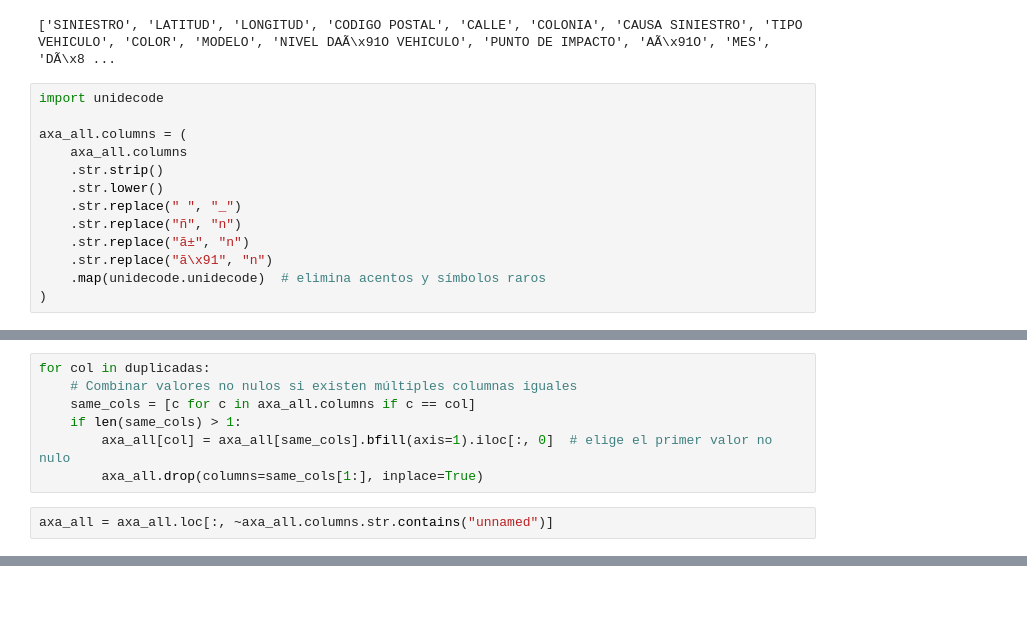
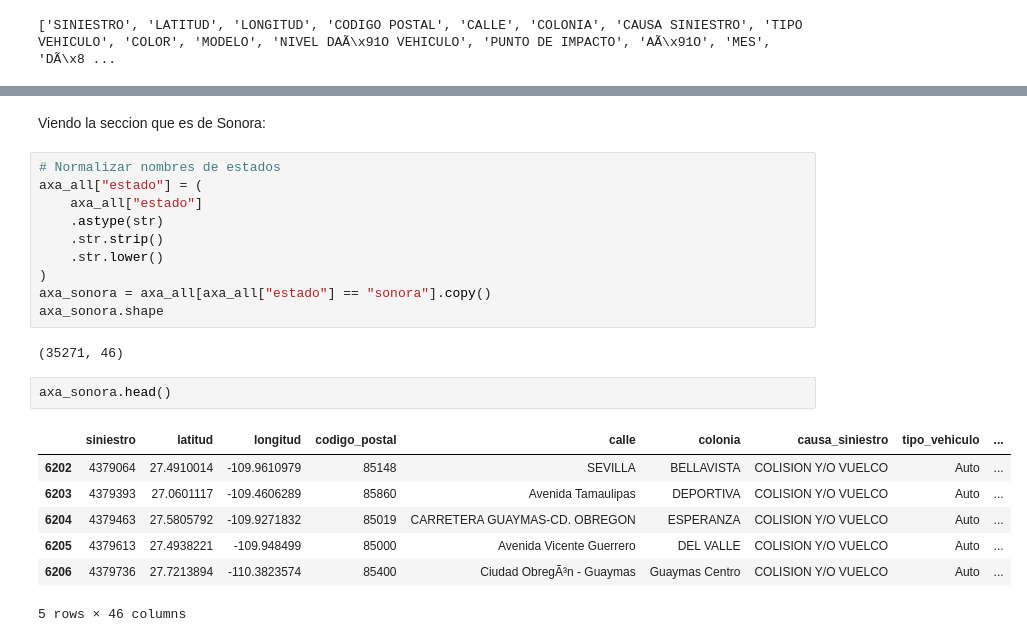
Before and after one commit to Mario-ACL/proyecto_ing_datos, a Jupyter notebook: notebooks/0.01-data-exploration-0.ipynb, the cells around one changed output, grey strips where cells are left out. Drawn from its saved outputs; the diff is of its cells as text; blank space fills up the shorter version.

```diff
--- a/notebooks/0.01-data-exploration-0.ipynb
+++ b/notebooks/0.01-data-exploration-0.ipynb
@@ -109,16 +113,3 @@ axa_all.shape
 print(axa_all.columns.tolist())
 # %% [output]
 ['SINIESTRO', 'LATITUD', 'LONGITUD', 'CODIGO POSTAL', 'CALLE', 'COLONIA', 'CAUSA SINIESTRO', 'TIPO VEHICULO', 'COLOR', 'MODELO', 'NIVEL DAÃ\x91O VEHICULO', 'PUNTO DE IMPACTO', 'AÃ\x91O', 'MES', 'DÃ\x8 ...
-# %%
-import unidecode
-
-axa_all.columns = (
-    axa_all.columns
-    .str.strip()
-    .str.lower()
-    .str.replace(" ", "_")
-    .str.replace("ñ", "n")
-    .str.replace("ã±", "n")
-    .str.replace("ã\x91", "n")
-    .map(unidecode.unidecode)  # elimina acentos y símbolos raros
-)
@@ -131,9 +115,0 @@ Columnas duplicadas: Index(['ano', 'nivel_dano_vehiculo'], dtype='object')
-# %%
-for col in duplicadas:
-    # Combinar valores no nulos si existen múltiples columnas iguales
-    same_cols = [c for c in axa_all.columns if c == col]
-    if len(same_cols) > 1:
-        axa_all[col] = axa_all[same_cols].bfill(axis=1).iloc[:, 0]  # elige el primer valor no nulo
-        axa_all.drop(columns=same_cols[1:], inplace=True)
-# %%
-axa_all = axa_all.loc[:, ~axa_all.columns.str.contains("unnamed")]
@@ -145,0 +173,24 @@ Total de columnas limpias: 43
+# %% [markdown]
+Viendo la seccion que es de Sonora:
+# %%
+# Normalizar nombres de estados
+axa_all["estado"] = (
+    axa_all["estado"]
+    .astype(str)
+    .str.strip()
+    .str.lower()
+)
+axa_sonora = axa_all[axa_all["estado"] == "sonora"].copy()
+axa_sonora.shape
+# %% [output]
+(35271, 46)
+# %%
+axa_sonora.head()
+# %% [output]
+|  | siniestro | latitud | longitud | codigo_postal | calle | colonia | causa_siniestro | tipo_vehiculo | ... |
+| 6202 | 4379064 | 27.4910014 | -109.9610979 | 85148 | SEVILLA | BELLAVISTA | COLISION Y/O VUELCO | Auto | ... |
+| 6203 | 4379393 | 27.0601117 | -109.4606289 | 85860 | Avenida Tamaulipas | DEPORTIVA | COLISION Y/O VUELCO | Auto | ... |
+| 6204 | 4379463 | 27.5805792 | -109.9271832 | 85019 | CARRETERA GUAYMAS-CD. OBREGON | ESPERANZA | COLISION Y/O VUELCO | Auto | ... |
+| 6205 | 4379613 | 27.4938221 | -109.948499 | 85000 | Avenida Vicente Guerrero | DEL VALLE | COLISION Y/O VUELCO | Auto | ... |
+| 6206 | 4379736 | 27.7213894 | -110.3823574 | 85400 | Ciudad ObregÃ³n - Guaymas | Guaymas Centro | COLISION Y/O VUELCO | Auto | ... |
+5 rows × 46 columns
```
Also changed, not shown: parts of 13 cells of this notebook.
